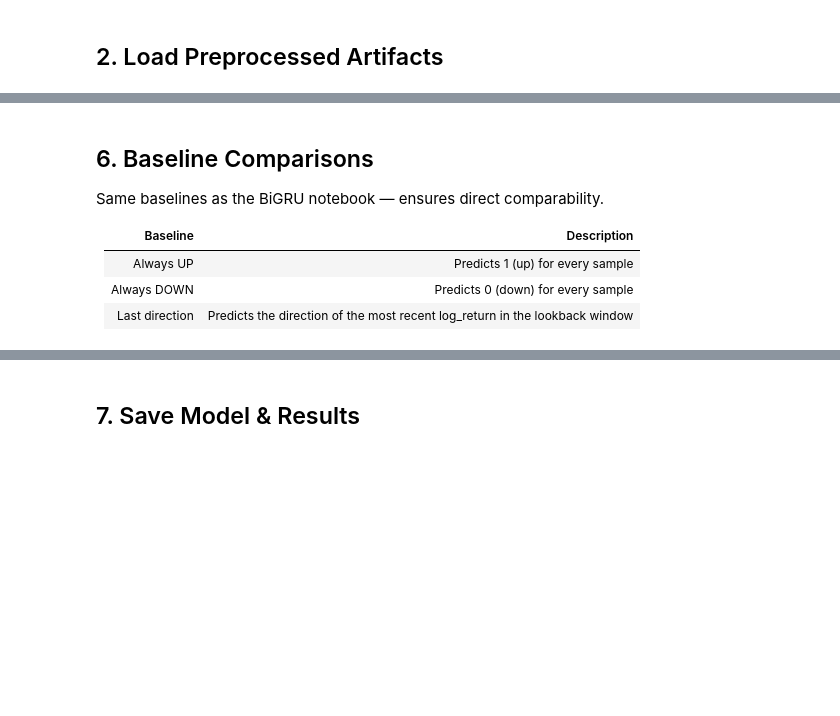
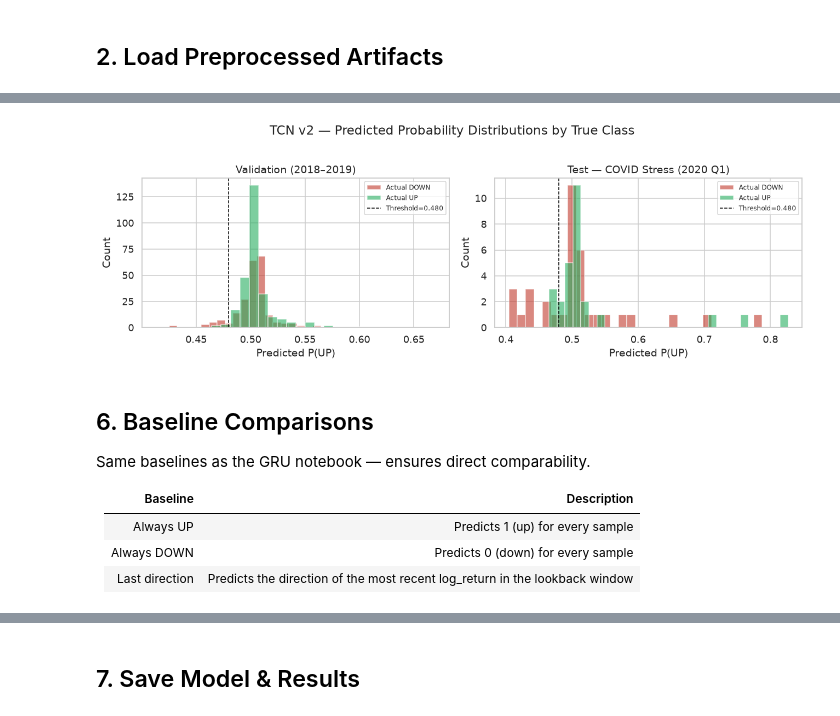
Before and after one commit to FOKanu/stock-volatility-prediction, a Jupyter notebook: 04_ML_Model_Iteration-1/03b_model_tcn.ipynb, the cells around one changed output, grey strips where cells are left out. Saved outputs shown, nothing was run; the diff lists cells and outputs as text; code cells hidden in the pictures; blank space fills up the shorter version.

```diff
--- a/04_ML_Model_Iteration-1/03b_model_tcn.ipynb
+++ b/04_ML_Model_Iteration-1/03b_model_tcn.ipynb
@@ -434,25 +622,27 @@ plt.show()
 # %%
 # ── Predicted probability distributions ──────────────────────────────────
 fig, axes = plt.subplots(1, 2, figsize=(12, 4))
 
 for ax, res in zip(axes, [val_results, test_results]):
     for label, color, name in [(0, "#c0392b", "DOWN"), (1, "#27ae60", "UP")]:
         mask = res["y_true"] == label
         ax.hist(res["y_prob"][mask], bins=30, alpha=0.6,
                 color=color, label=f"Actual {name}")
-    ax.axvline(0.5, color="black", linewidth=1, linestyle="--", label="Threshold=0.5")
+    ax.axvline(OPTIMAL_THRESHOLD, color="black", linewidth=1, linestyle="--", label=f"Threshold={OPTIMAL_THRESHOLD:.3f}")
     ax.set_xlabel("Predicted P(UP)")
     ax.set_ylabel("Count")
     ax.set_title(f"{res['split']}")
     ax.legend(fontsize=8)
 
-fig.suptitle("TCN — Predicted Probability Distributions by True Class", y=1.02)
+fig.suptitle("TCN v2 — Predicted Probability Distributions by True Class", y=1.02)
 plt.tight_layout()
 plt.show()
+# %% [output]
+[figure, added]
 # %% [markdown]
 ## 6. Baseline Comparisons
 
-Same baselines as the BiGRU notebook — ensures direct comparability.
+Same baselines as the GRU notebook — ensures direct comparability.
 
 | Baseline | Description |
 |----------|-------------|
```
Also changed, not shown: parts of 23 cells of this notebook, 7 other files.
